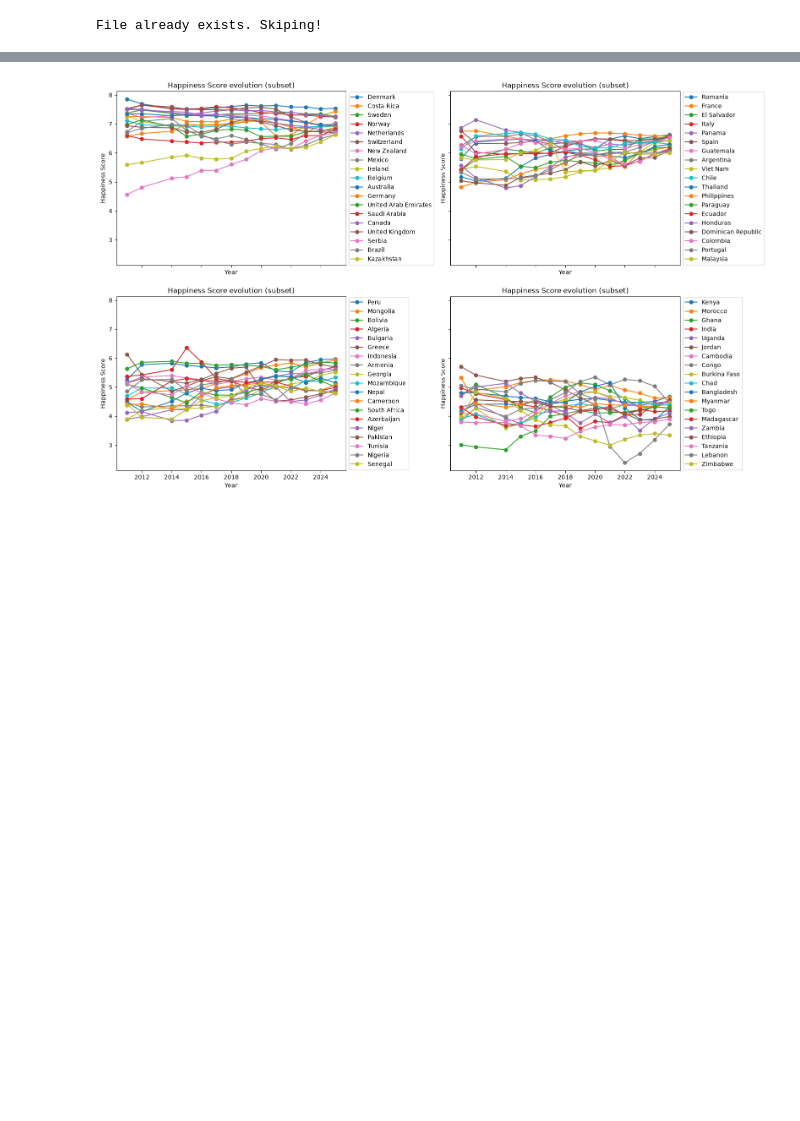
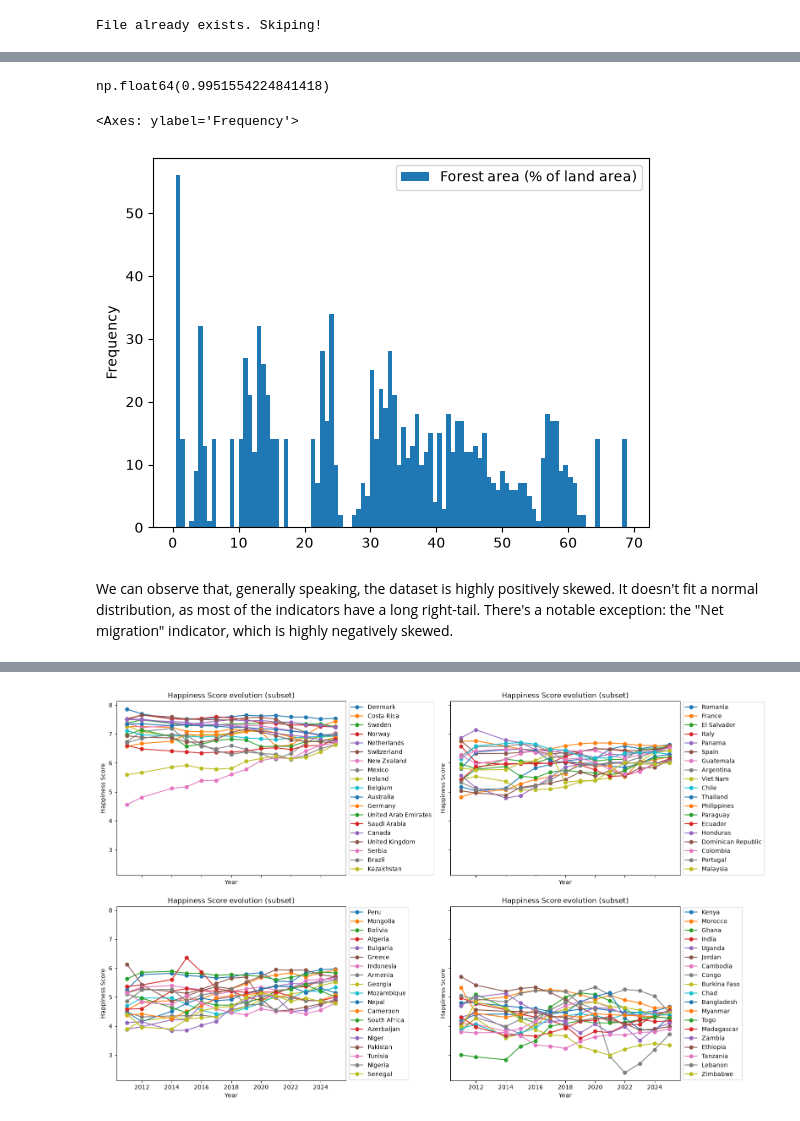
Before and after one commit to flawedvice/happiness-prediction, a Jupyter notebook: exploration.ipynb, the cells around one changed output, grey strips where cells are left out. Saved outputs shown, nothing was run; the diff lists cells and outputs as text; code cells hidden in the pictures; blank space fills up the shorter version.

```diff
--- a/exploration.ipynb
+++ b/exploration.ipynb
@@ -873,0 +899,12 @@ Here we'll further explore the nature of our data and get key insights. I want t
+# %%
+skew_scores.mean()
+# %% [output]
+np.float64(0.9951554224841418)
+# %%
+# Plot the least skewed indicator
+clean_df.loc[:, ["Forest area (% of land area)"]].plot.hist(bins=100)
+# %% [output]
+<Axes: ylabel='Frequency'>
+[figure, added]
+# %% [markdown]
+We can observe that, generally speaking, the dataset is highly positively skewed. It doesn't fit a normal distribution, as most of the indicators have a long right-tail. There's a notable exception: the "Net migration" indicator, which is highly negatively skewed.
```
Also changed, not shown: parts of 8 cells of this notebook.
